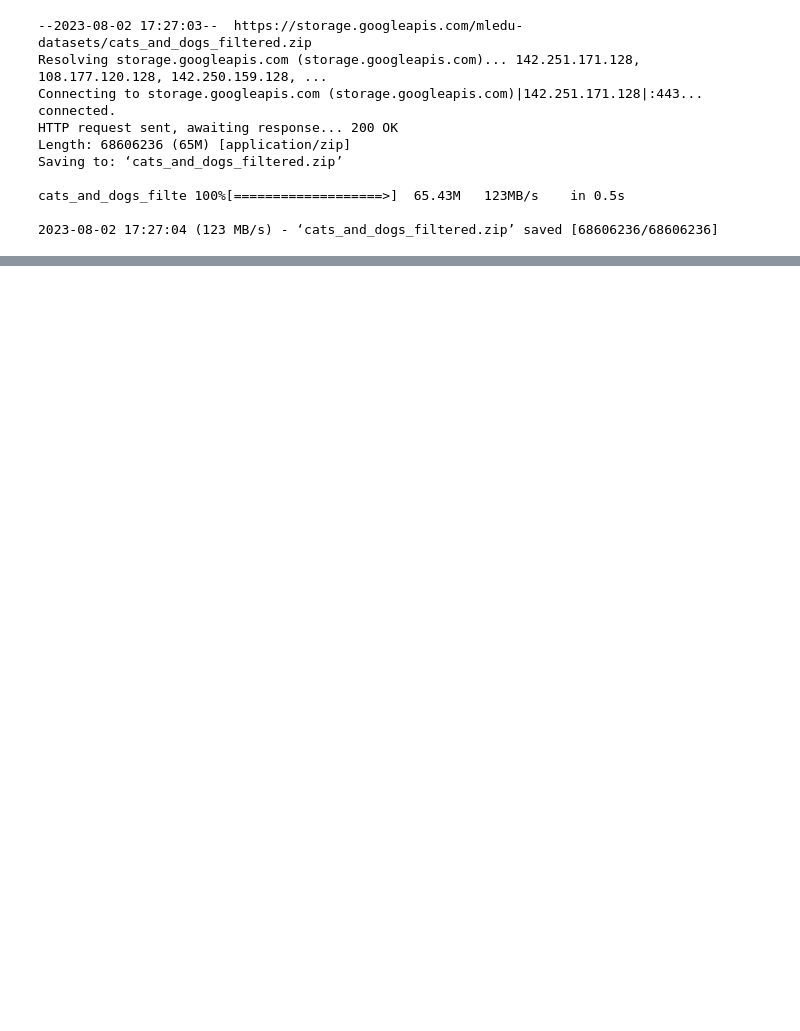
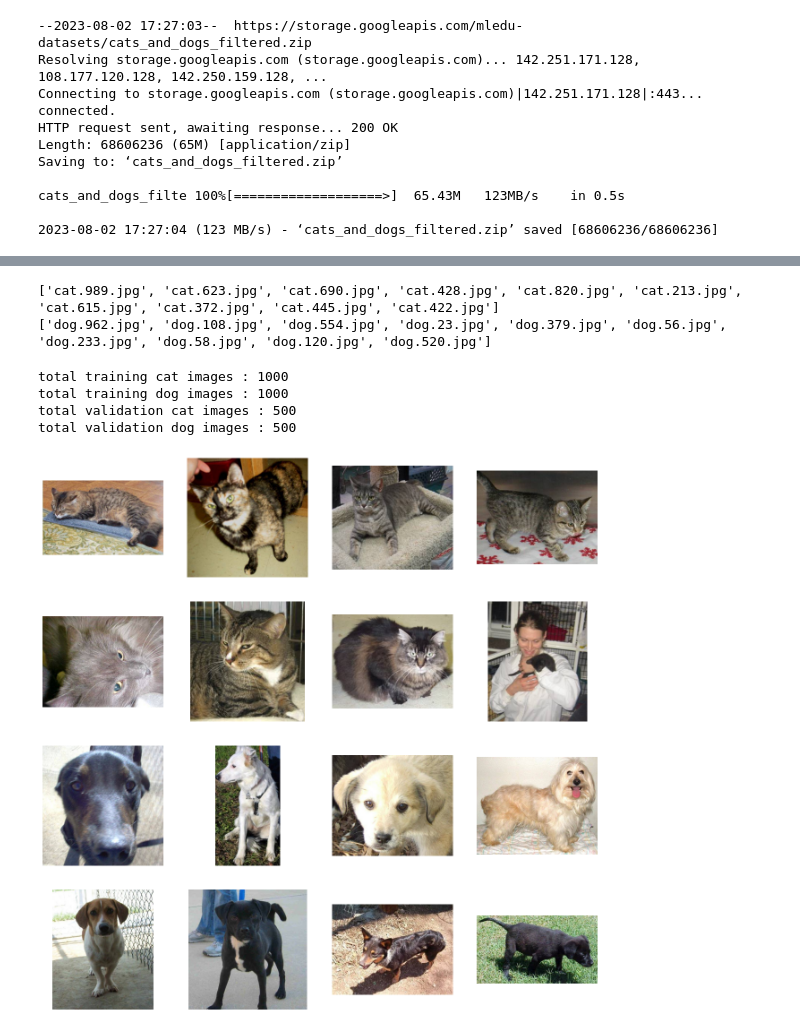
Before and after one commit to YaroslavGarashchenko/tensorflow, a Jupyter notebook: Convolutional_Neural_Networks.ipynb, the cells around one changed output, grey strips where cells are left out. Drawn from its saved outputs; the diff is of its cells as text; code cells hidden in the pictures; blank space fills up the shorter version.

```diff
--- a/Convolutional_Neural_Networks.ipynb
+++ b/Convolutional_Neural_Networks.ipynb
@@ -15,0 +60,57 @@ cats_and_dogs_filte 100%[===================>]  65.43M   123MB/s    in 0.5s
+# %%
+train_cat_fnames = os.listdir( train_cats_dir )
+train_dog_fnames = os.listdir( train_dogs_dir )
+
+print(train_cat_fnames[:10])
+print(train_dog_fnames[:10])
+# %% [output]
+['cat.989.jpg', 'cat.623.jpg', 'cat.690.jpg', 'cat.428.jpg', 'cat.820.jpg', 'cat.213.jpg', 'cat.615.jpg', 'cat.372.jpg', 'cat.445.jpg', 'cat.422.jpg']
+['dog.962.jpg', 'dog.108.jpg', 'dog.554.jpg', 'dog.23.jpg', 'dog.379.jpg', 'dog.56.jpg', 'dog.233.jpg', 'dog.58.jpg', 'dog.120.jpg', 'dog.520.jpg']
+# %%
+print('total training cat images :', len(os.listdir(      train_cats_dir ) ))
+print('total training dog images :', len(os.listdir(      train_dogs_dir ) ))
+
+print('total validation cat images :', len(os.listdir( validation_cats_dir ) ))
+print('total validation dog images :', len(os.listdir( validation_dogs_dir ) ))
+# %% [output]
+total training cat images : 1000
+total training dog images : 1000
+total validation cat images : 500
+total validation dog images : 500
+# %%
+%matplotlib inline
+
+import matplotlib.image as mpimg
+import matplotlib.pyplot as plt
+
+# Parameters for our graph; we'll output images in a 4x4 configuration
+nrows = 4
+ncols = 4
+
+pic_index = 0 # Index for iterating over images
+# %%
+# Set up matplotlib fig, and size it to fit 4x4 pics
+fig = plt.gcf()
+fig.set_size_inches(ncols*4, nrows*4)
+
+pic_index+=8
+
+next_cat_pix = [os.path.join(train_cats_dir, fname)
+                for fname in train_cat_fnames[ pic_index-8:pic_index]
+               ]
+
+next_dog_pix = [os.path.join(train_dogs_dir, fname)
+                for fname in train_dog_fnames[ pic_index-8:pic_index]
+               ]
+
+for i, img_path in enumerate(next_cat_pix+next_dog_pix):
+  # Set up subplot; subplot indices start at 1
+  sp = plt.subplot(nrows, ncols, i + 1)
+  sp.axis('Off') # Don't show axes (or gridlines)
+
+  img = mpimg.imread(img_path)
+  plt.imshow(img)
+
+plt.show()
+# %% [output]
+[figure, added]
```
Also changed, not shown: parts of 14 cells of this notebook.
